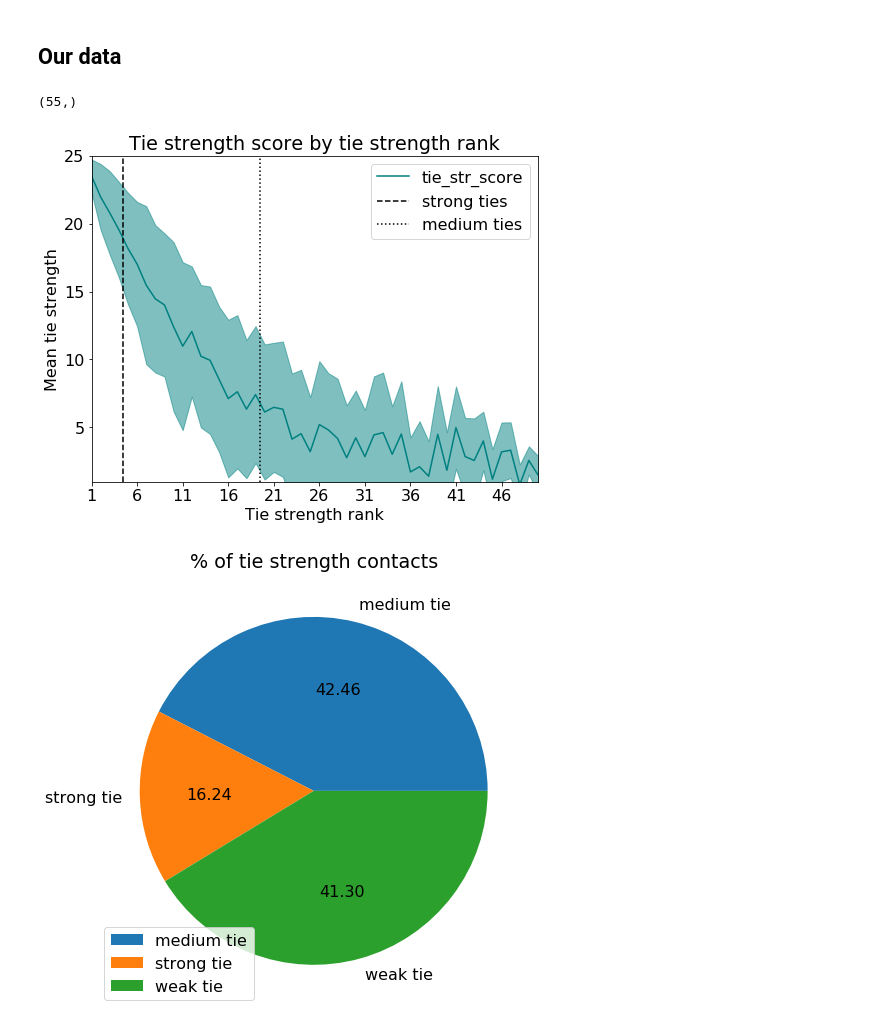
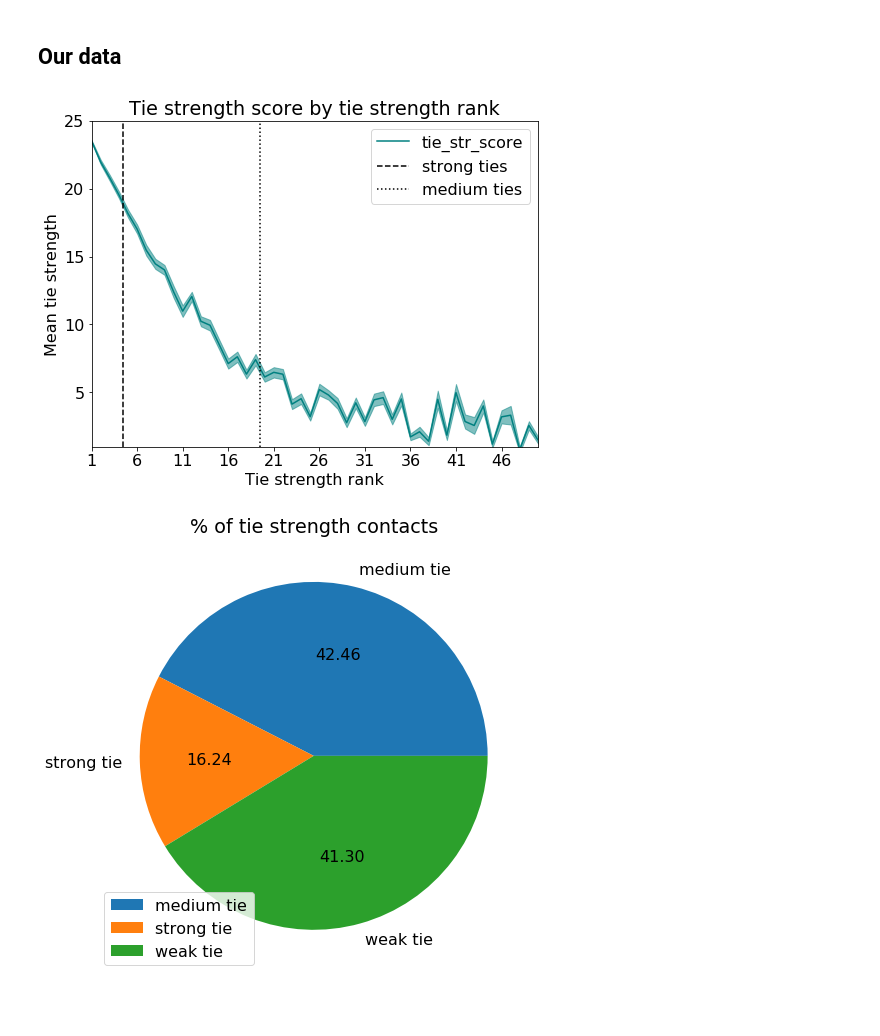
Before and after one commit to tliu526/relationship-prediction, a Jupyter notebook: notebooks/zimmerman_replication.ipynb, the cells around one changed output. Drawn from its saved outputs; the diff is of its cells as text; code cells hidden in the pictures.

```diff
--- a/notebooks/zimmerman_replication.ipynb
+++ b/notebooks/zimmerman_replication.ipynb
@@ -399,31 +399,28 @@ fold_true_labels = [item for sublist in fold_true_labels for item in sublist]
 ## Our data
 # %%
 emc_features_mean = train.groupby('tie_str_rank')['tie_str_score'].mean()
-emc_features_std = train.groupby('tie_str_rank')['tie_str_score'].std()
+emc_features_std = train.groupby('tie_str_rank')['tie_str_score'].std().divide(np.sqrt(train.groupby('tie_str_rank')['tie_str_score'].count()))
 plt.rcParams["figure.figsize"] = [8,6]
 font = {'weight' : 'normal',
         'size'   : 16}
 
 plt.rc('font', **font)
-print(emc_features_mean.shape)
-
 #emc_features_mean.plot.bar(rot=0, yerr=emc_features_std, color='teal', width=1)
 emc_features_mean.plot.line(rot=0, color='teal')
 plt.fill_between(np.arange(1,56), emc_features_mean + emc_features_std, emc_features_mean - emc_features_std, color='teal', alpha=0.5)
 plt.title("Tie strength score by tie strength rank")
 plt.ylabel("Mean tie strength")
 plt.xticks(np.arange(1,55,5), labels=np.arange(1,56,5))
 plt.xlabel("Tie strength rank")
 plt.xlim([1,50])
 plt.ylim([1,25])
 plt.axvline(x=4.5, label='strong ties', color='black', ls='--')
 plt.axvline(x=19.5, label='medium ties', color='black', ls=':')
 
 plt.legend()
-plt.show()
+plt.savefig("../tex/figures/tie_str_rank.png", dpi=300)
 # %% [output]
-(55,)
-[figure, old version]
+[figure, new version]
 # %%
 tie_str_dict = {
     'tie_str_class': {
```
